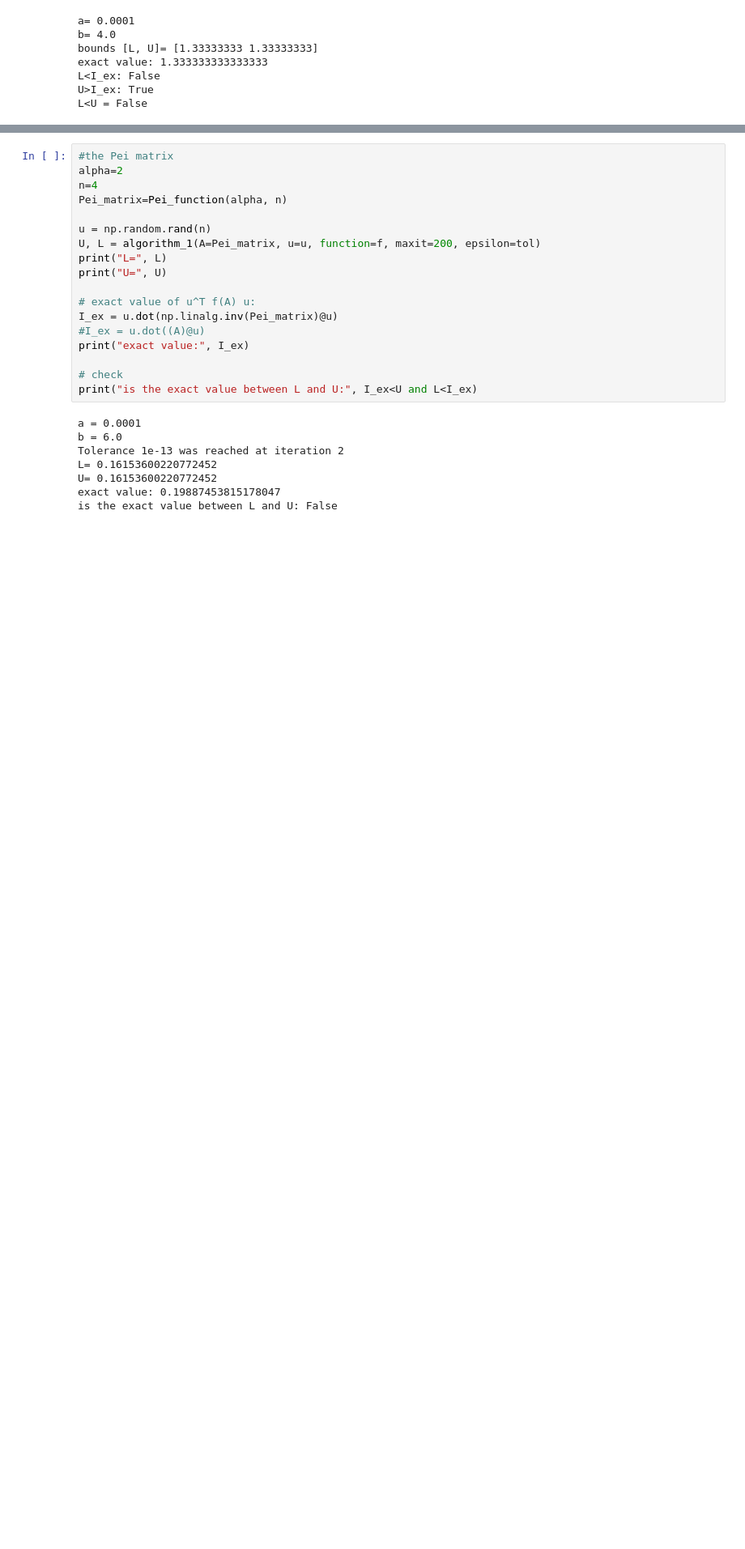
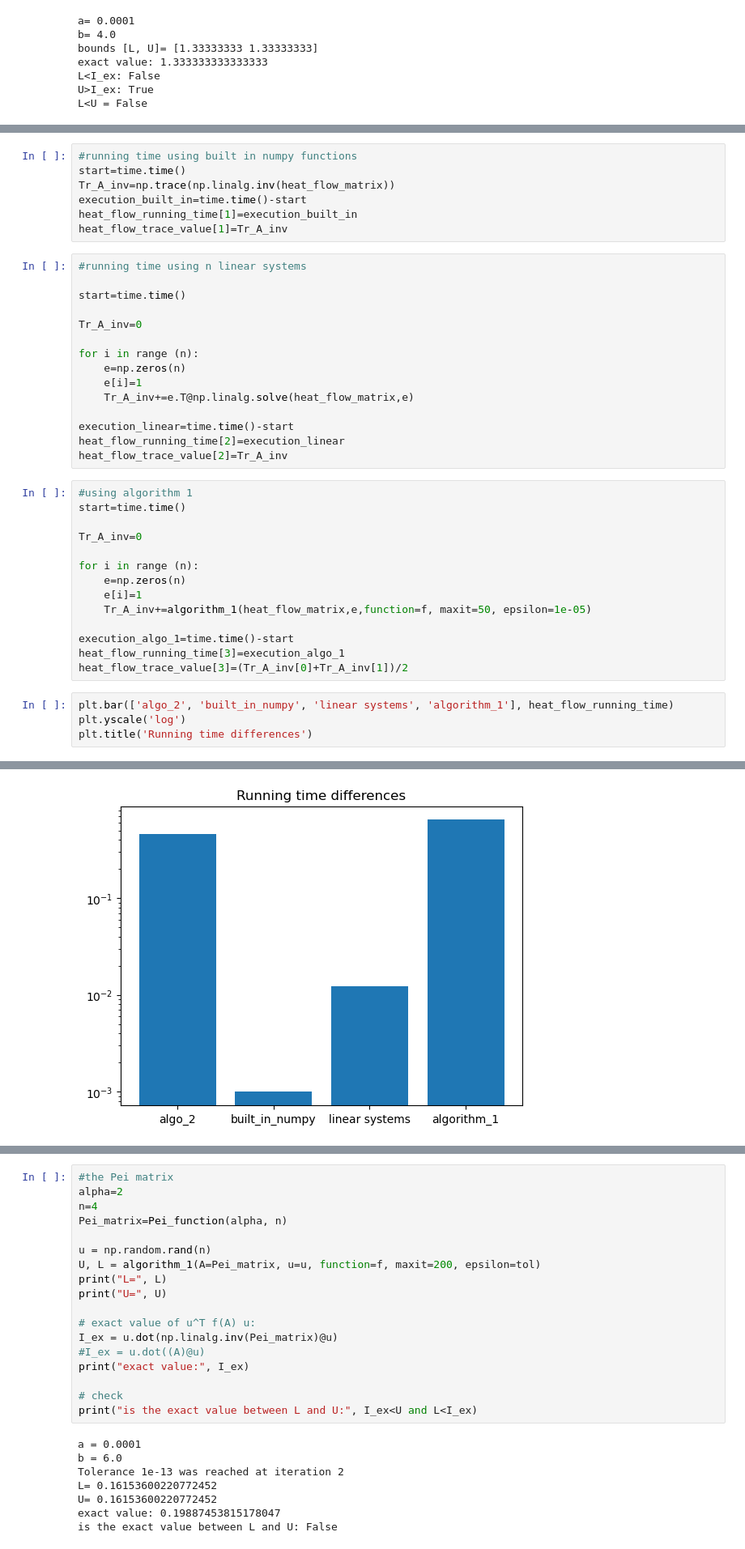
Before and after one commit to Aurenore/CLAProject_TraceEstimator, a Jupyter notebook: Trace_Estimator-clean.ipynb, the cells around one changed output, grey strips where cells are left out. Shown at 81% size. Drawn from its saved outputs; the diff is of its cells as text; blank space fills up the shorter version.

Commit message:
finished algo 2, started to complete the numerical experiments

```diff
--- a/Trace_Estimator-clean.ipynb
+++ b/Trace_Estimator-clean.ipynb
@@ -135,0 +207,41 @@ array([[13., -3., -3.,  0.],
+# %%
+#running time using built in numpy functions
+start=time.time()
+Tr_A_inv=np.trace(np.linalg.inv(heat_flow_matrix))
+execution_built_in=time.time()-start
+heat_flow_running_time[1]=execution_built_in
+heat_flow_trace_value[1]=Tr_A_inv
+# %%
+#running time using n linear systems
+
+start=time.time()
+
+Tr_A_inv=0
+
+for i in range (n):
+    e=np.zeros(n)
+    e[i]=1
+    Tr_A_inv+=e.T@np.linalg.solve(heat_flow_matrix,e)
+
+execution_linear=time.time()-start
+heat_flow_running_time[2]=execution_linear
+heat_flow_trace_value[2]=Tr_A_inv
+# %%
+#using algorithm 1
+start=time.time()
+
+Tr_A_inv=0
+
+for i in range (n):
+    e=np.zeros(n)
+    e[i]=1
+    Tr_A_inv+=algorithm_1(heat_flow_matrix,e,function=f, maxit=50, epsilon=1e-05)
+
+execution_algo_1=time.time()-start
+heat_flow_running_time[3]=execution_algo_1
+heat_flow_trace_value[3]=(Tr_A_inv[0]+Tr_A_inv[1])/2
+# %%
+plt.bar(['algo_2', 'built_in_numpy', 'linear systems', 'algorithm_1'], heat_flow_running_time)
+plt.yscale('log')
+plt.title('Running time differences')
+# %% [output]
@@ -135,0 +249 @@ array([[13., -3., -3.,  0.],
+[figure, added]
```
Also changed, not shown: parts of 34 cells of this notebook, 4 other files.
